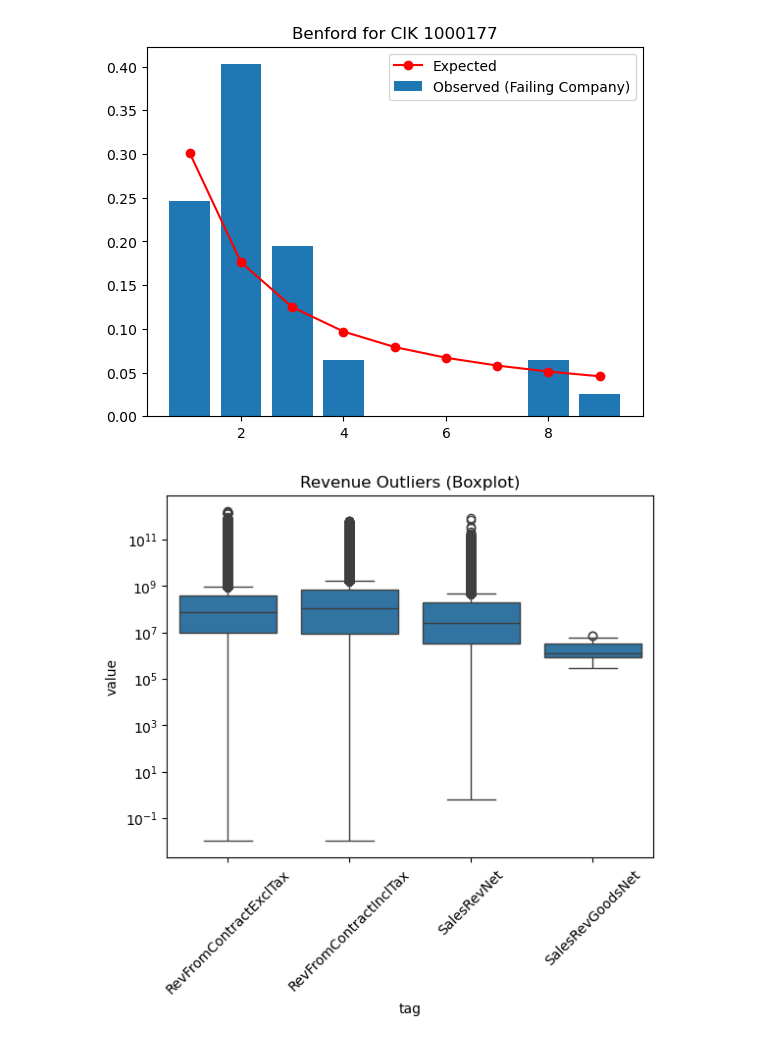
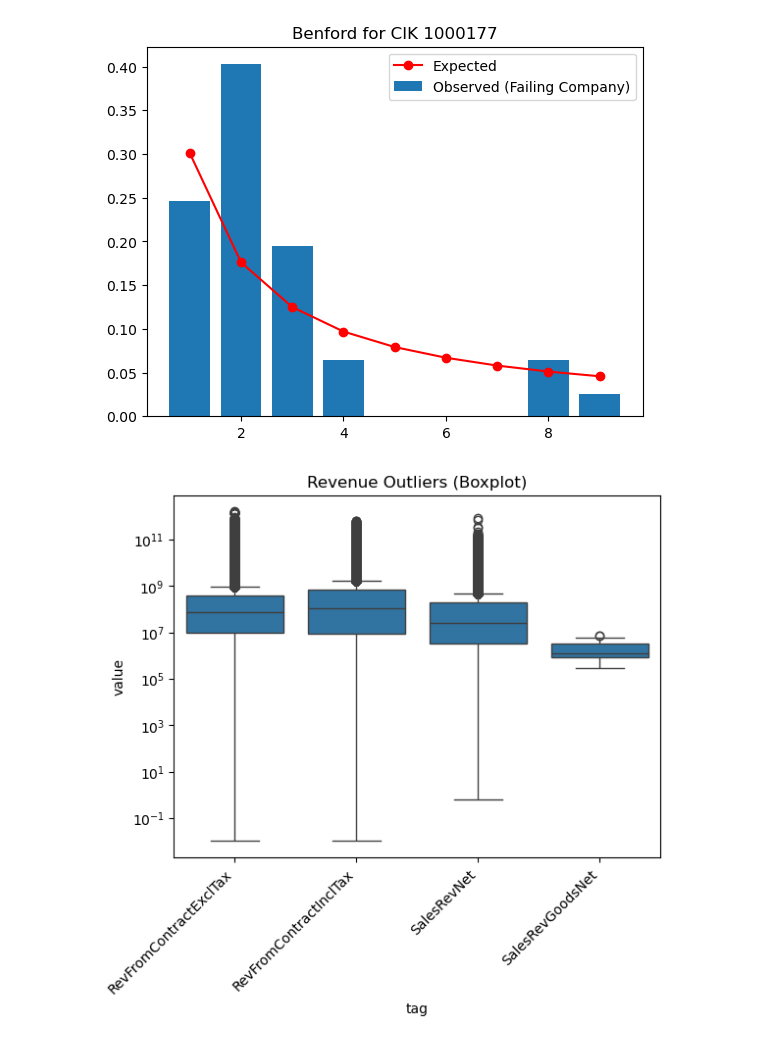
Before and after one commit to ithorton/tfp_07, a Jupyter notebook: final_iteration.ipynb, the cells around one changed output. Drawn from its saved outputs; the diff is of its cells as text; code cells hidden in the pictures.

Commit message:
fixed rev outlier boxplot

```diff
--- a/final_iteration.ipynb
+++ b/final_iteration.ipynb
@@ -769,36 +769,36 @@ plt.close()
 # Z-score per company per tag
 data['z_score'] = data.groupby(['cik', 'tag'])['value'].transform(lambda x: (x - x.mean()) / x.std())
 data['abs_z'] = abs(data['z_score'])
 data['is_outlier'] = data['abs_z'] > 3
 
 # IQR per tag (global, for reference)
 for tag in all_tags:
     q1 = data[data['tag'] == tag]['value'].quantile(0.25)
     q3 = data[data['tag'] == tag]['value'].quantile(0.75)
     iqr = q3 - q1
     data.loc[data['tag'] == tag, 'is_outlier_iqr'] = ~data['value'].between(q1 - 1.5*iqr, q3 + 1.5*iqr)
 
 # Your existing code...
 
 sns.boxplot(x='tag', y='value', data=data[data['tag'].isin(revenue_tags)])
 plt.title('Revenue Outliers (Boxplot)')
 plt.yscale('log')
 
 # Get current tick positions and define short labels (customize these)
 tags = data[data['tag'].isin(revenue_tags)]['tag'].unique()
 short_labels = [
     'RevFromContractExclTax',  # Abbrev for first tag
     'RevFromContractInclTax',  # Abbrev for second
     'SalesRevNet',             # Abbrev for third
     'SalesRevGoodsNet'         # Abbrev for fourth, if applicable
 ]
 
-plt.xticks(ticks=range(len(tags)), labels=short_labels, rotation=45)
-plt.savefig('revenue_outliers_boxplot.png')
+plt.xticks(ticks=range(len(tags)), labels=short_labels, rotation=45, ha='right', va='top')
+plt.savefig('revenue_outliers_boxplot.png', bbox_inches='tight')
 plt.show()
 plt.close()
 # %% [output]
-[figure, old version]
+[figure, new version]
 # %%
 revenue_tags = [
     'Revenues', 'SalesRevenueNet', 'SalesRevenueGoodsNet',
```
Also changed, not shown: parts of 1 cell of this notebook, 1 other file.
